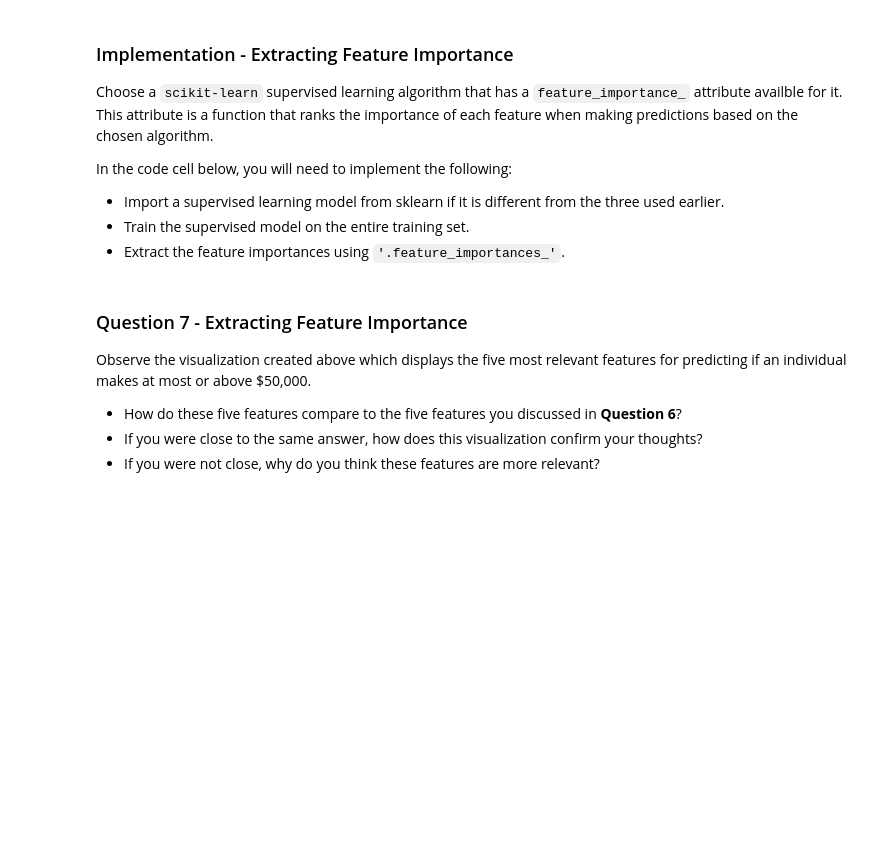
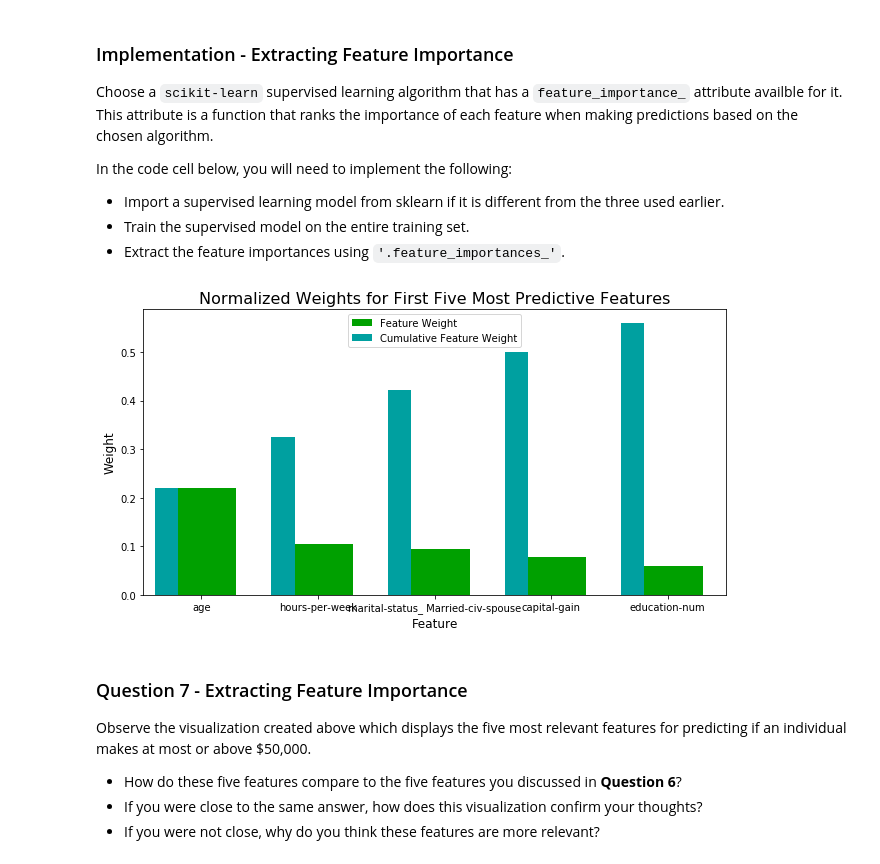
Before and after one commit to EliasPLM/machine-learning-master, a Jupyter notebook: finding_donors/finding_donors.ipynb, the cells around one changed output. Cells and saved outputs as stored; diff of their text form; code cells hidden in the pictures; blank space fills up the shorter version.

```diff
--- a/finding_donors/finding_donors.ipynb
+++ b/finding_donors/finding_donors.ipynb
@@ -530,16 +720,19 @@ In the code cell below, you will need to implement the following:
  - Extract the feature importances using `'.feature_importances_'`.
 # %%
 # TODO: Import a supervised learning model that has 'feature_importances_'
+from sklearn.ensemble import RandomForestClassifier
 
-
-# TODO: Train the supervised model on the training set using .fit(X_train, y_train)
-model = None
+# TODO: Train the supervised model on the training set using .fit(X_train, y_train)mo
+clf_D = RandomForestClassifier()
+model = clf_D.fit(X_train, y_train)
 
 # TODO: Extract the feature importances using .feature_importances_
-importances = None
+importances = model.feature_importances_
 
 # Plot
 vs.feature_plot(importances, X_train, y_train)
+# %% [output]
+[figure, added]
 # %% [markdown]
 ### Question 7 - Extracting Feature Importance
 
```
Also changed, not shown: parts of 24 cells of this notebook, 3 other files.
